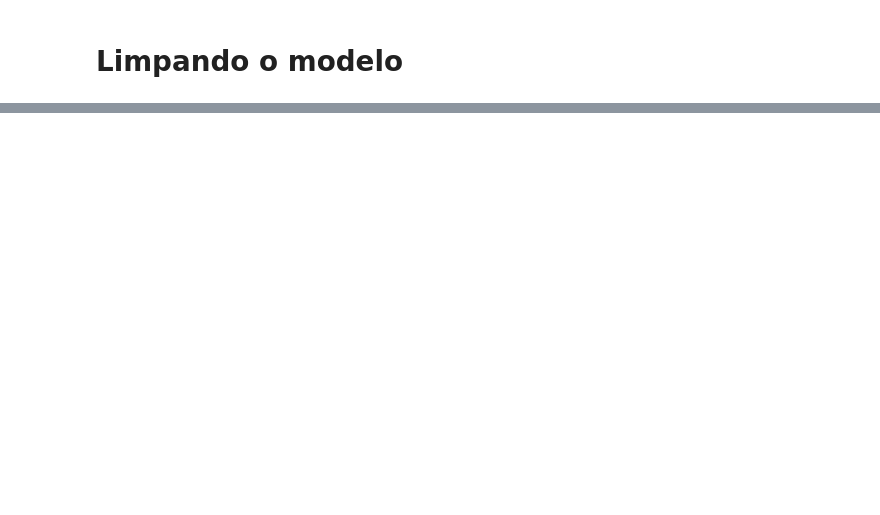
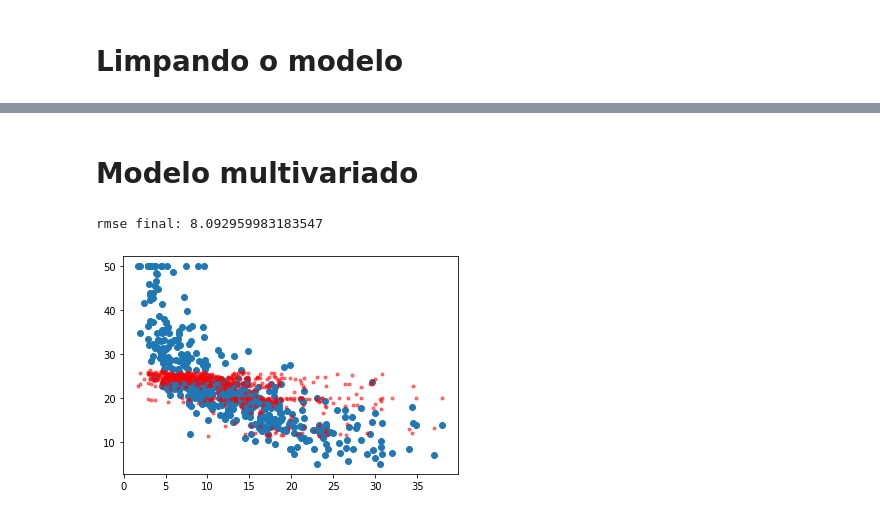
Before and after one commit to fboldt/aulasml, a Jupyter notebook: test.ipynb, the cells around one changed output, grey strips where cells are left out. Cells and saved outputs as stored; diff of their text form; code cells hidden in the pictures; blank space fills up the shorter version.

Commit message:
regressão linear multivariada

```diff
--- a/test.ipynb
+++ b/test.ipynb
@@ -190,0 +221,71 @@ rmse final: 6.20346413142642
+# %% [markdown]
+# Modelo multivariado
+# %%
+from random import random
+import numpy as np
+from sklearn.base import BaseEstimator, RegressorMixin
+
+# class regressao_linear:
+class regressao_linear(BaseEstimator, RegressorMixin):
+    def __init__(self):
+        # self.w = np.random.rand(2,1)
+        pass
+
+    @staticmethod
+    def nomalize(X):
+        xmin = np.min(X)
+        xmax = np.max(X)
+        X_norm = (X-xmin)/(xmax-xmin)
+        return X_norm
+
+    @staticmethod
+    # def addBias(x):
+    #     bias = np.ones((x.shape[0],1))
+    #     X_b = np.concatenate((bias,x),axis=1)
+    def addBias(X):
+        bias = np.ones((X.shape[0],1))
+        X_norm = regressao_linear.nomalize(X)
+        X_b = np.concatenate((bias,X_norm),axis=1)
+        return X_b
+
+    # def fit(self, x, y):
+    def fit(self, X, y):
+        # X_b = self.addBias(x)
+        X_b = self.addBias(X)
+        self.w = np.random.rand(X_b.shape[1],1)
+        if len(y.shape)<2:
+            y = y.reshape(-1,1)
+        for _ in range(300):
+            # ypred = self.predict(x)
+            ypred = self.predict(X)
+            erro = ypred - y
+            # ajuste = X_b.T.dot(erro)/sum(X_b).reshape(-1,1)
+            ajuste = X_b.T.dot(erro)/len(y)
+            self.w = self.w - 0.1*ajuste
+
+    # def predict(self, x):
+    def predict(self, X):
+        # X_b = self.addBias(x)
+        X_b = self.addBias(X)
+        y = X_b.dot(self.w)
+        return y
+
+modelo_rl = regressao_linear()
+plt.scatter(x, y)
+
+# ypred = modelo_rl.predict(x)
+# erro = rmse(y, ypred)
+# print(f"rmse inicial: {erro}")
+# plt.plot(x, ypred, 'r')
+
+modelo_rl.fit(X, y)
+
+ypred = modelo_rl.predict(X)
+erro = rmse(y, ypred)
+print(f"rmse final: {erro}")
+plt.plot(x, ypred, '.r', alpha=0.5)
+
+plt.show()
+# %% [output]
+rmse final: 8.092959983183547
+[figure, added]
```
Also changed, not shown: parts of 6 cells of this notebook.
